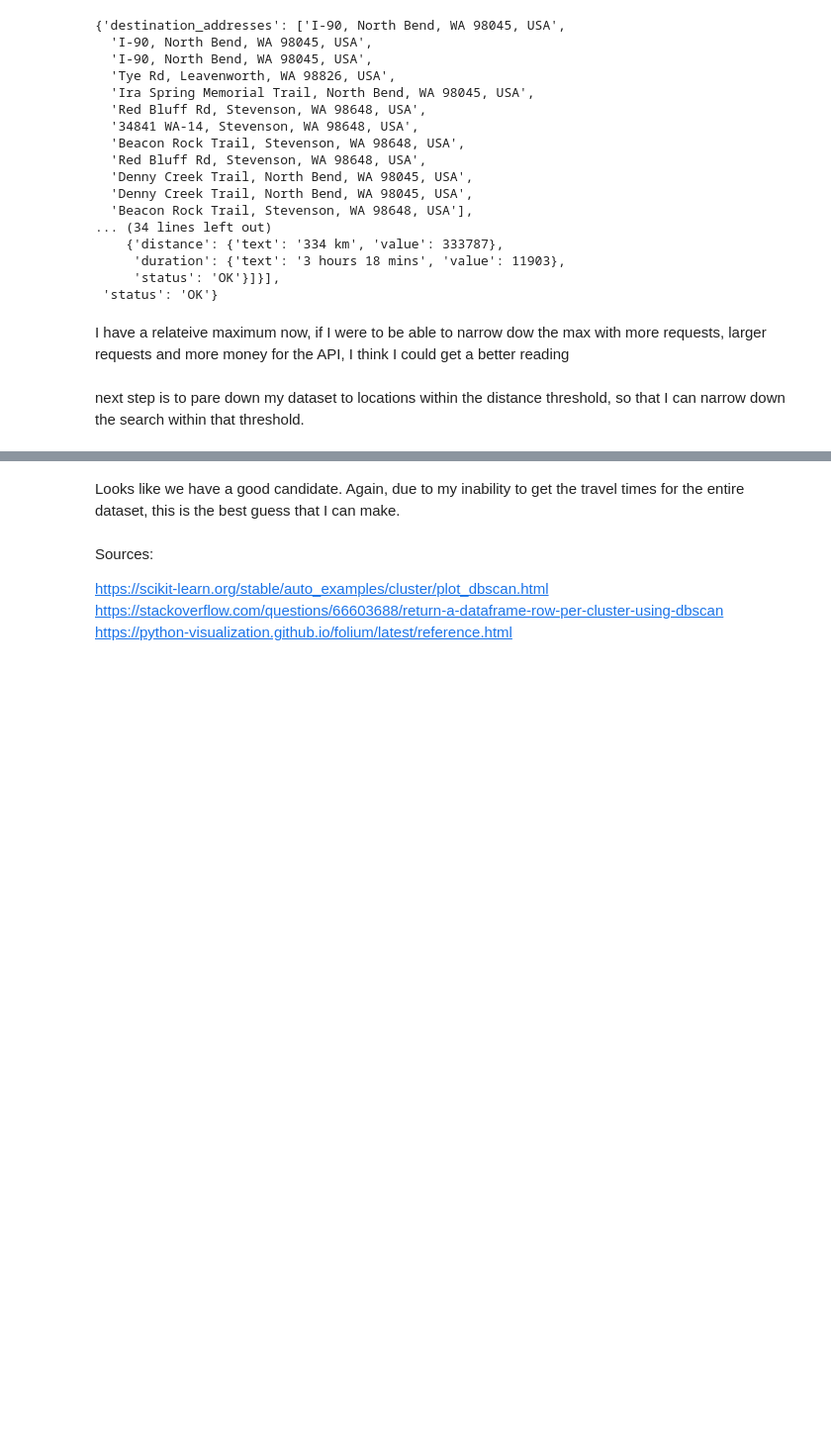
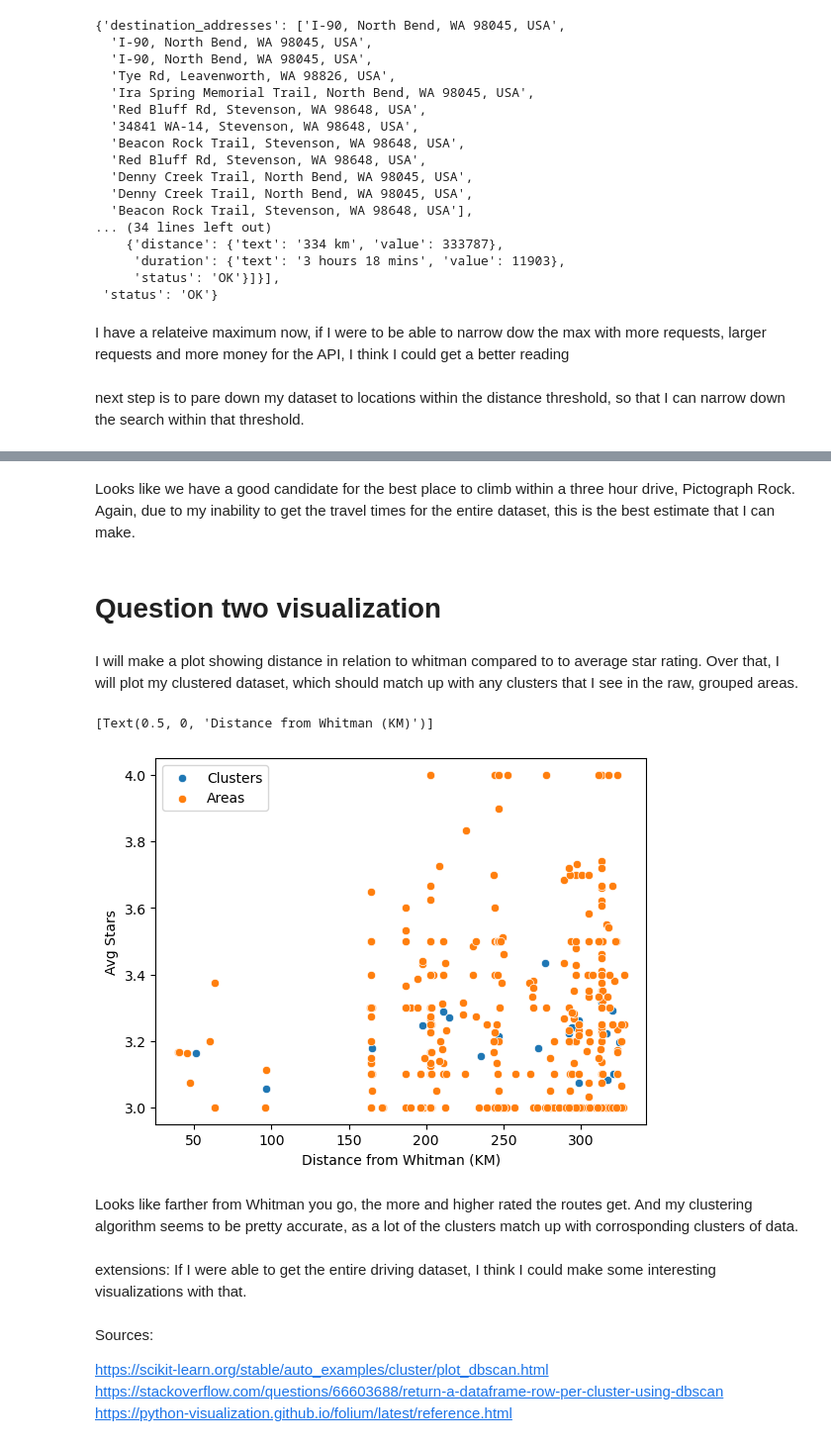
Before and after one commit to ObaltzerS/Project_9, a Jupyter notebook: analysis.ipynb, the cells around one changed output, grey strips where cells are left out. Shown: that part at 99% size. Saved outputs shown, nothing was run; the diff lists cells and outputs as text; code cells hidden in the pictures; blank space fills up the shorter version.

```diff
--- a/analysis.ipynb
+++ b/analysis.ipynb
@@ -242,7 +249,25 @@ df_temp[df_temp['dist_Whitman'] == df_temp['dist_Whitman'].min()]
 | Location |  |  |  |  |  |  |  |  | ... |
 | Pictograph Rock > Tumtum > Spokan... | 1 | 47.83934 | -117.75628 | 4.0 | 5.10a | Pictograph Rock > Tumtum > Spokan... | Pictograph Rock | 9 | ... |
 # %% [markdown]
-Looks like we have a good candidate. Again, due to my inability to get the travel times for the entire dataset, this is the best guess that I can make.
+Looks like we have a good candidate for the best place to climb within a three hour drive, Pictograph Rock. Again, due to my inability to get the travel times for the entire dataset, this is the best estimate that I can make.
+# %% [markdown]
+# Question two visualization
+# %% [markdown]
+I will make a plot showing distance in relation to whitman compared to to average star rating. Over that, I will plot my clustered dataset, which should match up with any clusters that I see in the raw, grouped areas.
+# %%
+df_clustered['dist_Whitman'] = df_clustered.apply(lambda row: dist_haversine(row['Area Latitude'], row['Area Longitude'], 46.062451, -118.340396), axis = 1)
+df_close_clusters = df_clustered[df_clustered['dist_Whitman'] <= 333635 // 1000]
+sb.scatterplot(data = df_close_clusters, x = 'dist_Whitman', y = 'Avg Stars', label = 'Clusters')
+
+sb.scatterplot(data = df_within_3hr, x = "dist_Whitman", y = "Avg Stars", label = 'Areas').set(xlabel = 'Distance from Whitman (KM)')
+# %% [output]
+[Text(0.5, 0, 'Distance from Whitman (KM)')]
+[figure, added]
+# %% [markdown]
+Looks like farther from Whitman you go, the more and higher rated the routes get. And my clustering algorithm seems to be pretty accurate, as a lot of the clusters match up with corrosponding clusters of data.
+# %% [markdown]
+extensions:
+    If I were able to get the entire driving dataset, I think I could make some interesting visualizations with that.
 # %% [markdown]
 Sources:
 
```
Also changed, not shown: parts of 12 cells of this notebook, 1 other file.
